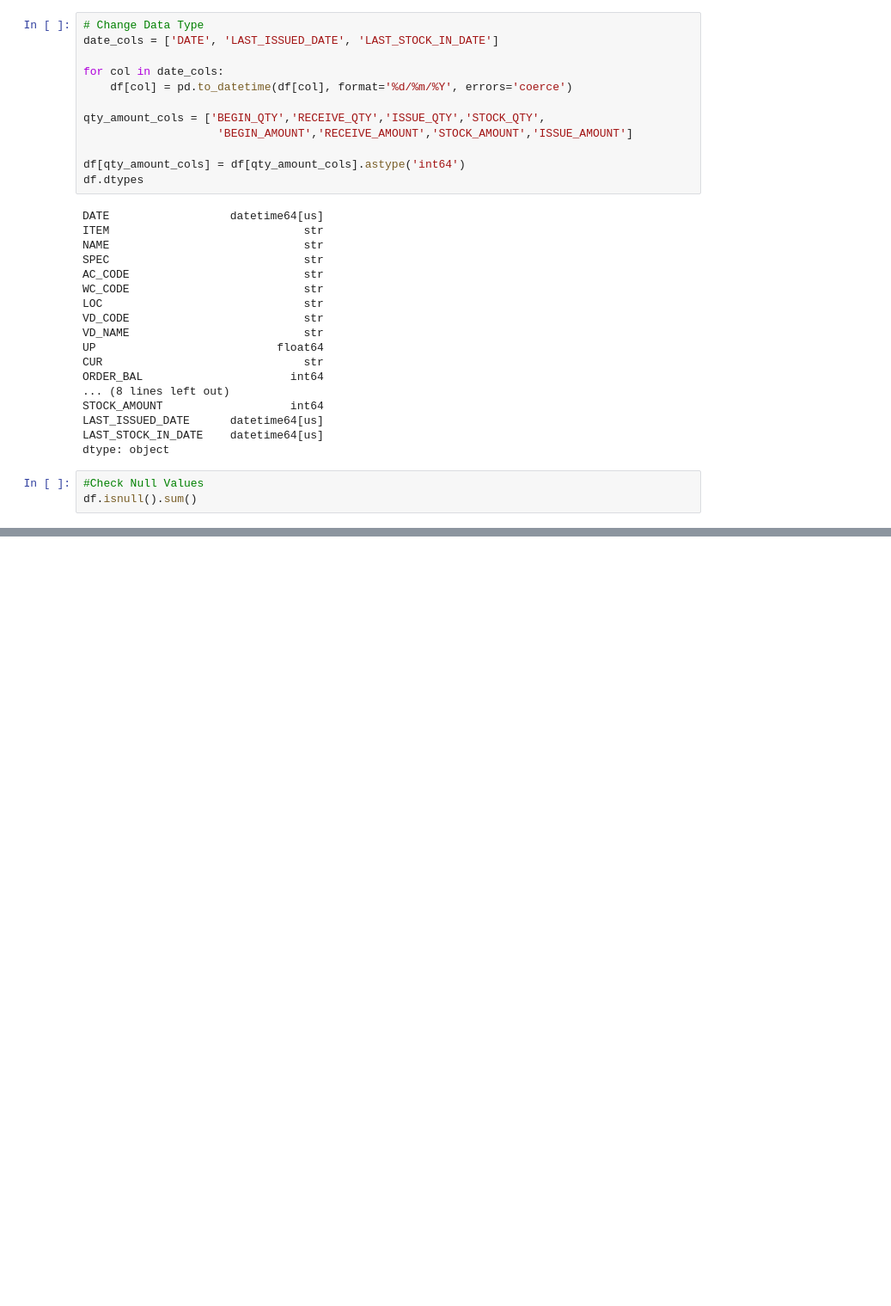
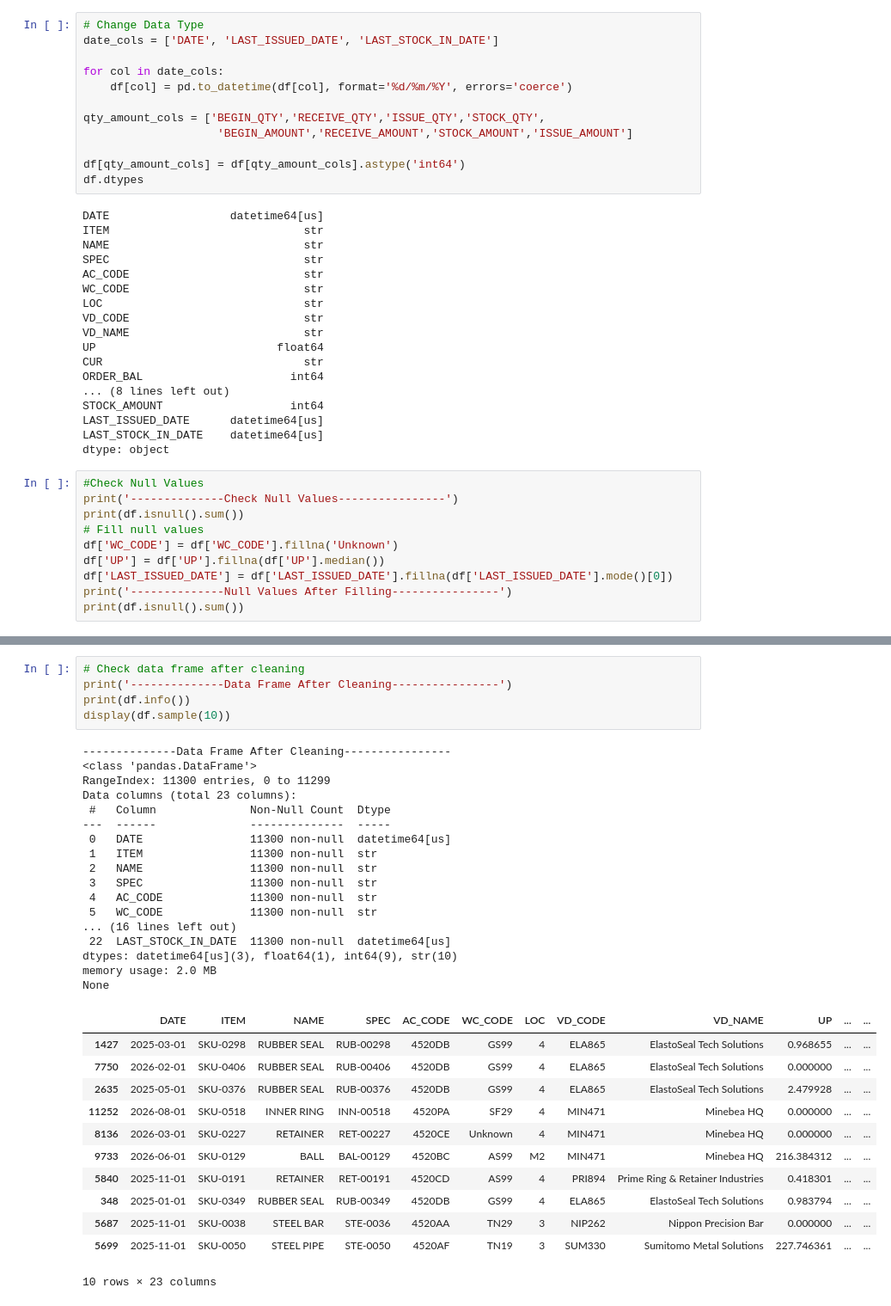
Before and after one commit to T7474/Portfolio_Data_Analytics, a Jupyter notebook: projects/sub_com_notebook.ipynb, the cells around one changed output, grey strips where cells are left out. Shown at 86% size. Cells and saved outputs as stored; diff of their text form; blank space fills up the shorter version.

```diff
--- a/projects/sub_com_notebook.ipynb
+++ b/projects/sub_com_notebook.ipynb
@@ -75,5 +83,12 @@ LAST_STOCK_IN_DATE    datetime64[us]
 dtype: object
 # %%
 #Check Null Values
-df.isnull().sum()
+print('--------------Check Null Values----------------')
+print(df.isnull().sum())
+# Fill null values
+df['WC_CODE'] = df['WC_CODE'].fillna('Unknown')
+df['UP'] = df['UP'].fillna(df['UP'].median())
+df['LAST_ISSUED_DATE'] = df['LAST_ISSUED_DATE'].fillna(df['LAST_ISSUED_DATE'].mode()[0])
+print('--------------Null Values After Filling----------------')
+print(df.isnull().sum())
 # %% [output]
@@ -96 +111,36 @@ LAST_STOCK_IN_DATE       0
 dtype: int64
+# %%
+# Check data frame after cleaning
+print('--------------Data Frame After Cleaning----------------')
+print(df.info())
+display(df.sample(10))
+# %% [output]
+--------------Data Frame After Cleaning----------------
+<class 'pandas.DataFrame'>
+RangeIndex: 11300 entries, 0 to 11299
+Data columns (total 23 columns):
+ #   Column              Non-Null Count  Dtype
+---  ------              --------------  -----
+ 0   DATE                11300 non-null  datetime64[us]
+ 1   ITEM                11300 non-null  str
+ 2   NAME                11300 non-null  str
+ 3   SPEC                11300 non-null  str
+ 4   AC_CODE             11300 non-null  str
+ 5   WC_CODE             11300 non-null  str
+... (16 lines left out)
+ 22  LAST_STOCK_IN_DATE  11300 non-null  datetime64[us]
+dtypes: datetime64[us](3), float64(1), int64(9), str(10)
+memory usage: 2.0 MB
+None
+|  | DATE | ITEM | NAME | SPEC | AC_CODE | WC_CODE | LOC | VD_CODE | VD_NAME | UP | ... | ... |
+| 1427 | 2025-03-01 | SKU-0298 | RUBBER SEAL | RUB-00298 | 4520DB | GS99 | 4 | ELA865 | ElastoSeal Tech Solutions | 0.968655 | ... | ... |
+| 7750 | 2026-02-01 | SKU-0406 | RUBBER SEAL | RUB-00406 | 4520DB | GS99 | 4 | ELA865 | ElastoSeal Tech Solutions | 0.000000 | ... | ... |
+| 2635 | 2025-05-01 | SKU-0376 | RUBBER SEAL | RUB-00376 | 4520DB | GS99 | 4 | ELA865 | ElastoSeal Tech Solutions | 2.479928 | ... | ... |
+| 11252 | 2026-08-01 | SKU-0518 | INNER RING | INN-00518 | 4520PA | SF29 | 4 | MIN471 | Minebea HQ | 0.000000 | ... | ... |
+| 8136 | 2026-03-01 | SKU-0227 | RETAINER | RET-00227 | 4520CE | Unknown | 4 | MIN471 | Minebea HQ | 0.000000 | ... | ... |
+| 9733 | 2026-06-01 | SKU-0129 | BALL | BAL-00129 | 4520BC | AS99 | M2 | MIN471 | Minebea HQ | 216.384312 | ... | ... |
+| 5840 | 2025-11-01 | SKU-0191 | RETAINER | RET-00191 | 4520CD | AS99 | 4 | PRI894 | Prime Ring & Retainer Industries | 0.418301 | ... | ... |
+| 348 | 2025-01-01 | SKU-0349 | RUBBER SEAL | RUB-00349 | 4520DB | GS99 | 4 | ELA865 | ElastoSeal Tech Solutions | 0.983794 | ... | ... |
+| 5687 | 2025-11-01 | SKU-0038 | STEEL BAR | STE-0036 | 4520AA | TN29 | 3 | NIP262 | Nippon Precision Bar | 0.000000 | ... | ... |
+| 5699 | 2025-11-01 | SKU-0050 | STEEL PIPE | STE-0050 | 4520AF | TN19 | 3 | SUM330 | Sumitomo Metal Solutions | 227.746361 | ... | ... |
+10 rows × 23 columns
```
Also changed, not shown: parts of 5 cells of this notebook, 4 other files.
